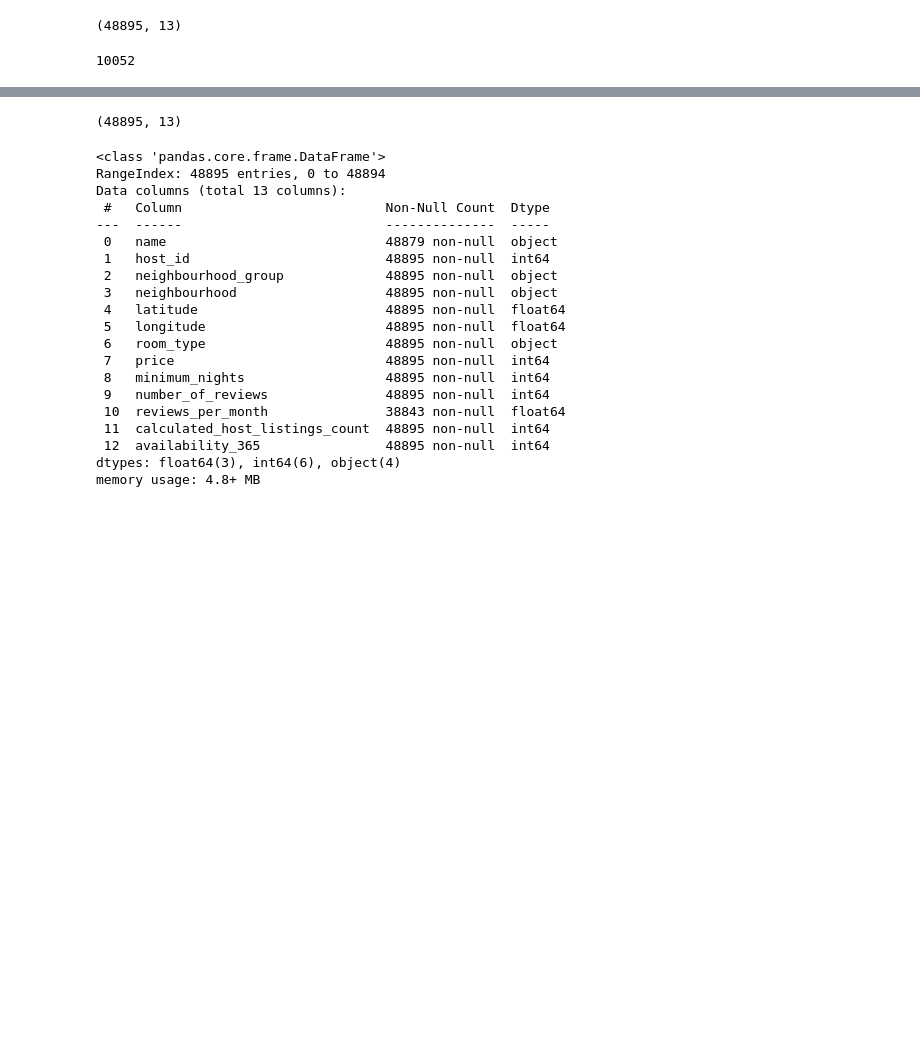
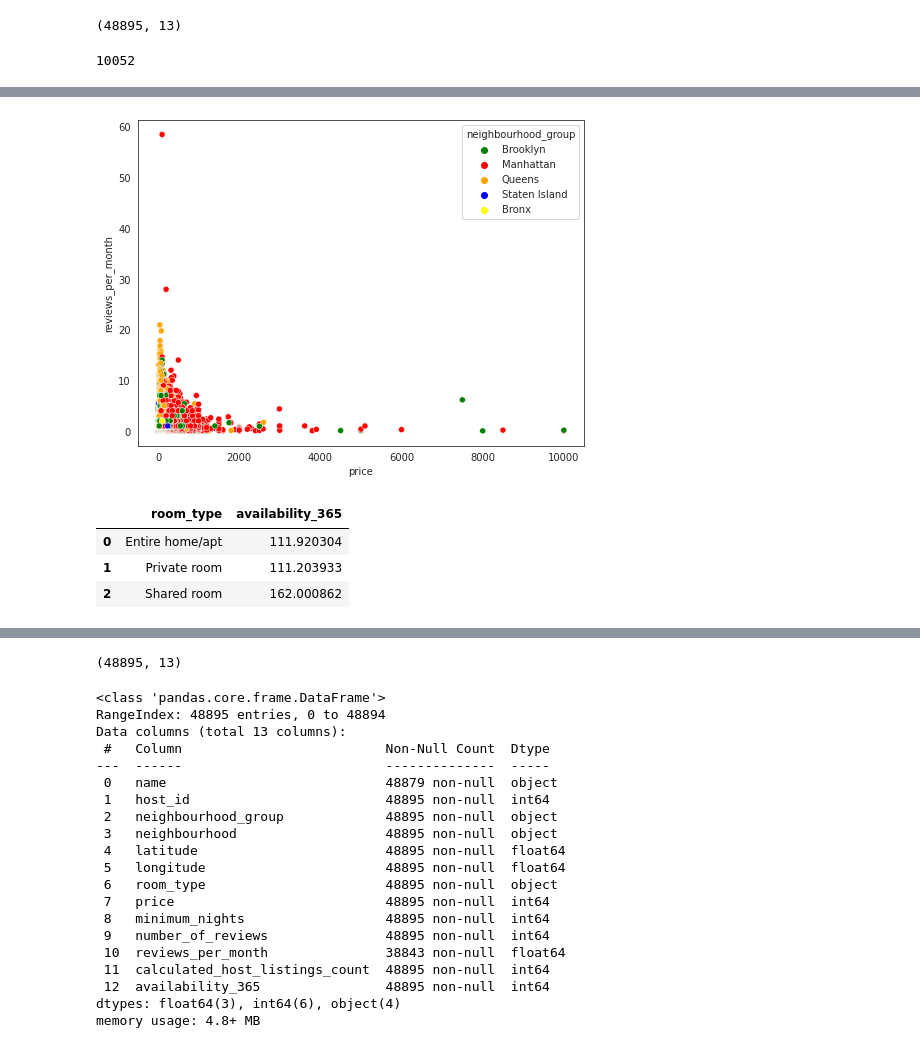
Before and after one commit to Creatrohit9/AIRBNB-PROJECT-1-CAPSTON, a Jupyter notebook: MD1WK4ROHIT_Airbnb_Bookings_Analysis_Capstone_Project.ipynb, the cells around one changed output, grey strips where cells are left out. Drawn from its saved outputs; the diff is of its cells as text; code cells hidden in the pictures; blank space fills up the shorter version.

```diff
--- a/MD1WK4ROHIT_Airbnb_Bookings_Analysis_Capstone_Project.ipynb
+++ b/MD1WK4ROHIT_Airbnb_Bookings_Analysis_Capstone_Project.ipynb
@@ -317,0 +336,14 @@ airbnb_df.reviews_per_month.isnull().sum()   #examin change
+# %%
+plt.figure(figsize=(8,6))
+visula5=sns.scatterplot(x='price',y='reviews_per_month',hue='neighbourhood_group',palette=['green','red','orange','blue','yellow'],legend='full',data=airbnb_df)
+# %% [output]
+[figure, added]
+# %%
+# room type availabilty relation
+room_type_avail=airbnb_df.groupby('room_type')['availability_365'].mean().reset_index()
+room_type_avail
+# %% [output]
+|  | room_type | availability_365 |
+| 0 | Entire home/apt | 111.920304 |
+| 1 | Private room | 111.203933 |
+| 2 | Shared room | 162.000862 |
```
Also changed, not shown: parts of 9 cells of this notebook.
